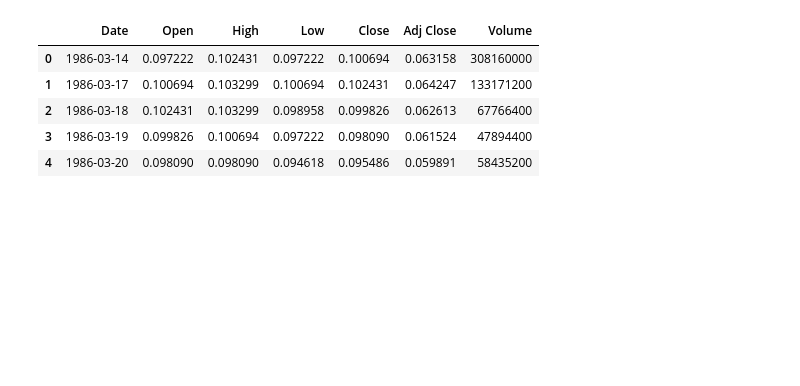
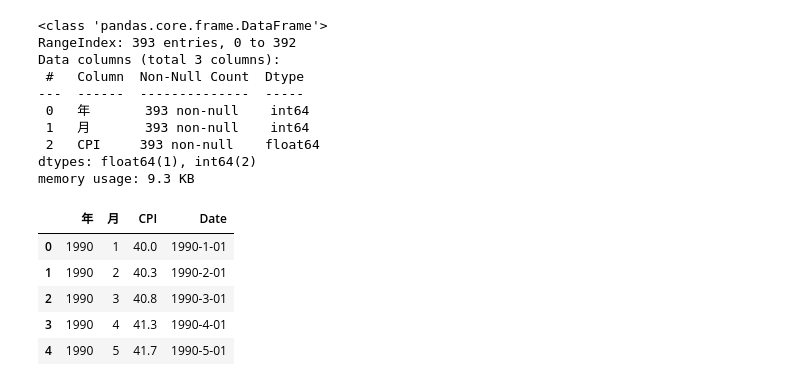
Before and after one commit to edmund844328/STAT4601_TimeSeriesForecasting, a Jupyter notebook: timeSeriesModel.ipynb, the cells around one changed output. Cells and saved outputs as stored; diff of their text form; code cells hidden in the pictures; blank space fills up the shorter version.

```diff
--- a/timeSeriesModel.ipynb
+++ b/timeSeriesModel.ipynb
@@ -8,15 +9,30 @@ from statsmodels.tsa.stattools import adfuller
 register_matplotlib_converters()
 # %%
 #Read data
-csv_file = 'MSFT.csv'
+csv_file = 'CPI.csv'
 df = pd.read_csv('DataSet\\'+csv_file)
-df.head()
+df.dropna(inplace=True)
+df.info()
 # %% [output]
-|  | Date | Open | High | Low | Close | Adj Close | Volume |
-| 0 | 1986-03-14 | 0.097222 | 0.102431 | 0.097222 | 0.100694 | 0.063158 | 308160000 |
-| 1 | 1986-03-17 | 0.100694 | 0.103299 | 0.100694 | 0.102431 | 0.064247 | 133171200 |
-| 2 | 1986-03-18 | 0.102431 | 0.103299 | 0.098958 | 0.099826 | 0.062613 | 67766400 |
-| 3 | 1986-03-19 | 0.099826 | 0.100694 | 0.097222 | 0.098090 | 0.061524 | 47894400 |
-| 4 | 1986-03-20 | 0.098090 | 0.098090 | 0.094618 | 0.095486 | 0.059891 | 58435200 |
+<class 'pandas.core.frame.DataFrame'>
+RangeIndex: 393 entries, 0 to 392
+Data columns (total 3 columns):
+ #   Column  Non-Null Count  Dtype
+---  ------  --------------  -----
+ 0   年       393 non-null    int64
+ 1   月       393 non-null    int64
+ 2   CPI     393 non-null    float64
+dtypes: float64(1), int64(2)
+memory usage: 9.3 KB
+# %%
+df['Date'] = df['年'].astype(str) + '-' + (df['月'].astype(int)).astype(str) + '-01'
+df.head()
+# %% [output]
+|  | 年 | 月 | CPI | Date |
+| 0 | 1990 | 1 | 40.0 | 1990-1-01 |
+| 1 | 1990 | 2 | 40.3 | 1990-2-01 |
+| 2 | 1990 | 3 | 40.8 | 1990-3-01 |
+| 3 | 1990 | 4 | 41.3 | 1990-4-01 |
+| 4 | 1990 | 5 | 41.7 | 1990-5-01 |
 # %%
 #Data cleaning
```
Also changed, not shown: parts of 12 cells of this notebook, 1 other file.
